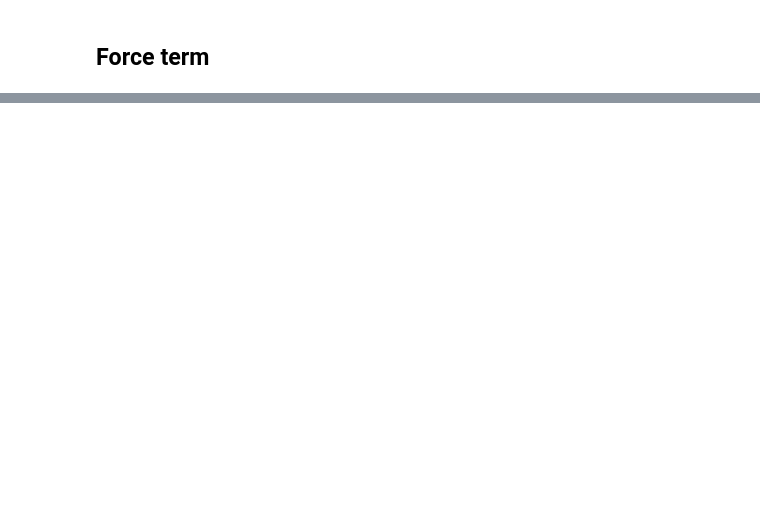
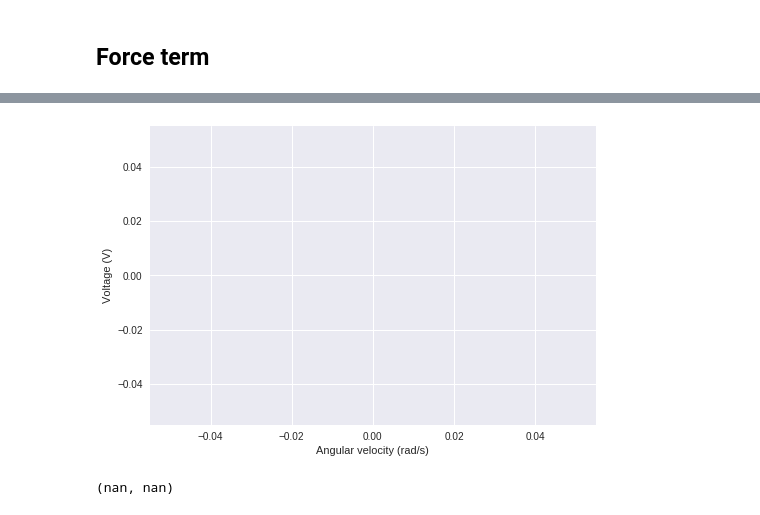
Before and after one commit to Peque/bulebule, a Jupyter notebook: scripts/notebooks/feed_forward.ipynb, the cells around one changed output, grey strips where cells are left out. Drawn from its saved outputs; the diff is of its cells as text; code cells hidden in the pictures; blank space fills up the shorter version.

```diff
--- a/scripts/notebooks/feed_forward.ipynb
+++ b/scripts/notebooks/feed_forward.ipynb
@@ -102,0 +148,48 @@ fit_motor_force_feedforward(force, 'voltage_force_right')
+# %%
+angular = df[(df['acceleration'] == 0) & (df['angular_acceleration'] == 0) & (df['angular_ideal'] != 0) & (df['linear_ideal'] != 0)]
+# %%
+def fit_motor_angular_feedforward(data, y_label):
+    X = numpy.expand_dims(data['angular_measured'].values, axis=1)
+    y = numpy.expand_dims(data[y_label].values, axis=1)
+    regr = linear_model.LinearRegression(fit_intercept=False)
+    model = regr.fit(X, y)
+
+    line = numpy.array([[data['angular_measured'].min() * 1.2], [data['angular_measured'].max() * 1.2]])
+    pyplot.figure()
+    pyplot.style.use('seaborn')
+    pyplot.xlabel('Angular velocity (rad/s)')
+    pyplot.ylabel('Voltage (V)')
+    pyplot.scatter(x=data['angular_measured'], y=data[y_label], alpha=0.05)
+    pyplot.plot(line, model.predict(line), color='red')
+    pyplot.show()
+
+    return model.intercept_, model.coef_
+# %%
+def reject_outliers(series, iq_range=0.5):
+    pcnt = (1 - iq_range) / 2
+    qlow, median, qhigh = series.dropna().quantile([pcnt, 0.50, 1 - pcnt])
+    iqr = qhigh - qlow
+    return series[(series - median).abs() <= iqr]
+
+
+def fit_motor_angular_feedforward(data, y_label):
+    angular = data['angular_ideal']
+    positive = reject_outliers(data[data['angular_ideal'] > 0][y_label]).mean()
+    negative = reject_outliers(data[data['angular_ideal'] < 0][y_label]).mean()
+
+    line = numpy.array([[angular.min() * 1.2], [angular.max() * 1.2]])
+    pyplot.figure()
+    pyplot.style.use('seaborn')
+    pyplot.xlabel('Angular velocity (rad/s)')
+    pyplot.ylabel('Voltage (V)')
+    pyplot.scatter(x=angular, y=data[y_label], alpha=0.05)
+    pyplot.plot(line, numpy.ones(line.size) * positive, color='red')
+    pyplot.plot(line, numpy.ones(line.size) * negative, color='red')
+    pyplot.show()
+
+    return negative, positive
+
+fit_motor_angular_feedforward(angular, 'voltage_angular_left')
+# %% [output]
+[figure, added]
+(nan, nan)
```
Also changed, not shown: parts of 10 cells of this notebook, 24 other files.
